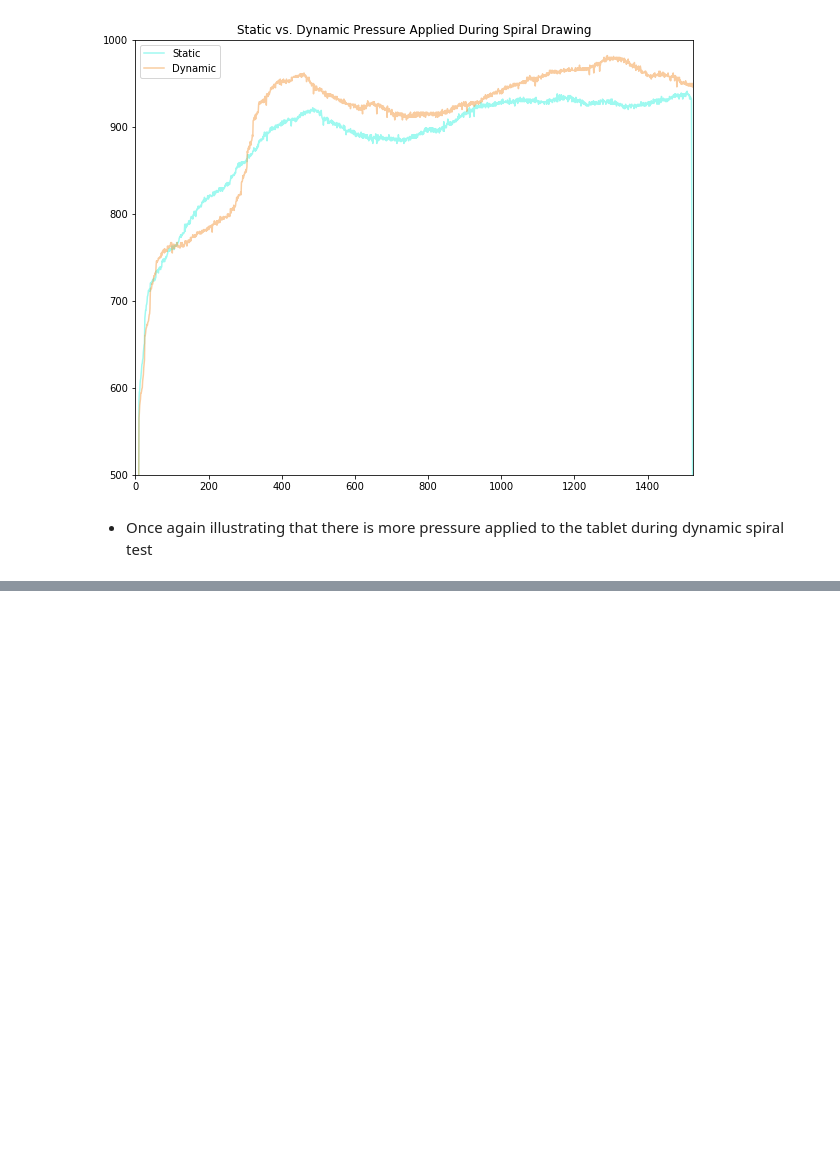
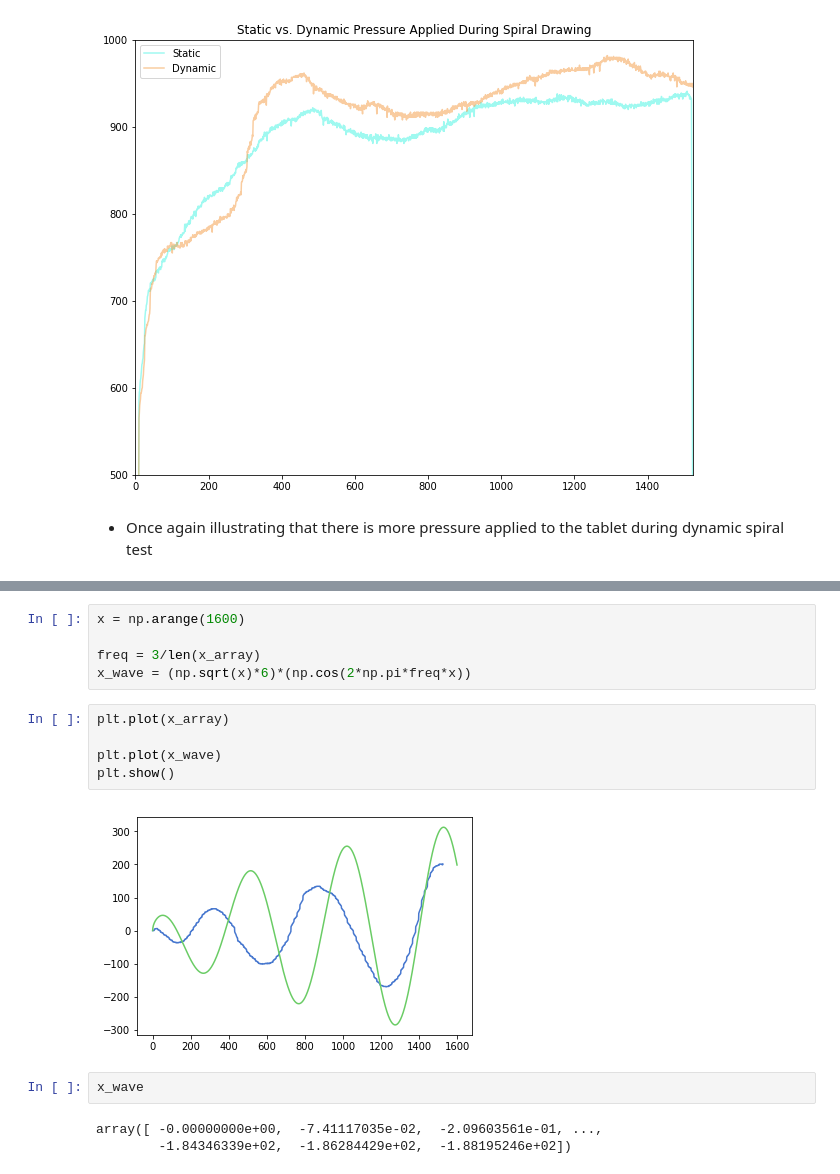
Before and after one commit to MichaelNormandyGavin/parkinsons, a Jupyter notebook: parkinsons.ipynb, the cells around one changed output, grey strips where cells are left out. Saved outputs shown, nothing was run; the diff lists cells and outputs as text; blank space fills up the shorter version.

```diff
--- a/parkinsons.ipynb
+++ b/parkinsons.ipynb
@@ -299,0 +329,17 @@ plt.show()
+# %%
+x = np.arange(1600)
+
+freq = 3/len(x_array)
+x_wave = (np.sqrt(x)*6)*(np.cos(2*np.pi*freq*x))
+# %%
+plt.plot(x_array)
+
+plt.plot(x_wave)
+plt.show()
+# %% [output]
+[figure, added]
+# %%
+x_wave
+# %% [output]
+array([ -0.00000000e+00,  -7.41117035e-02,  -2.09603561e-01, ...,
+        -1.84346339e+02,  -1.86284429e+02,  -1.88195246e+02])
```
Also changed, not shown: parts of 6 cells of this notebook.
